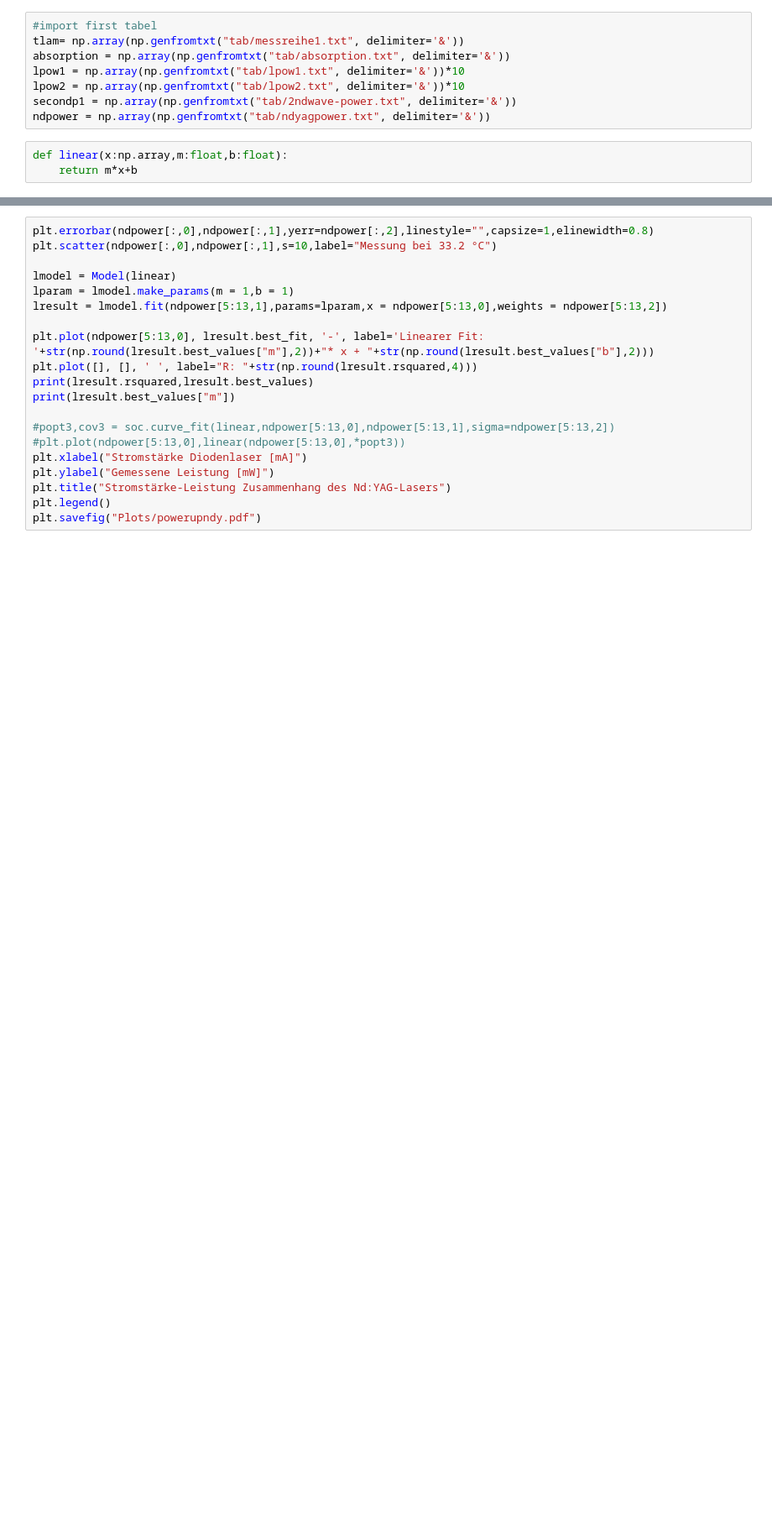
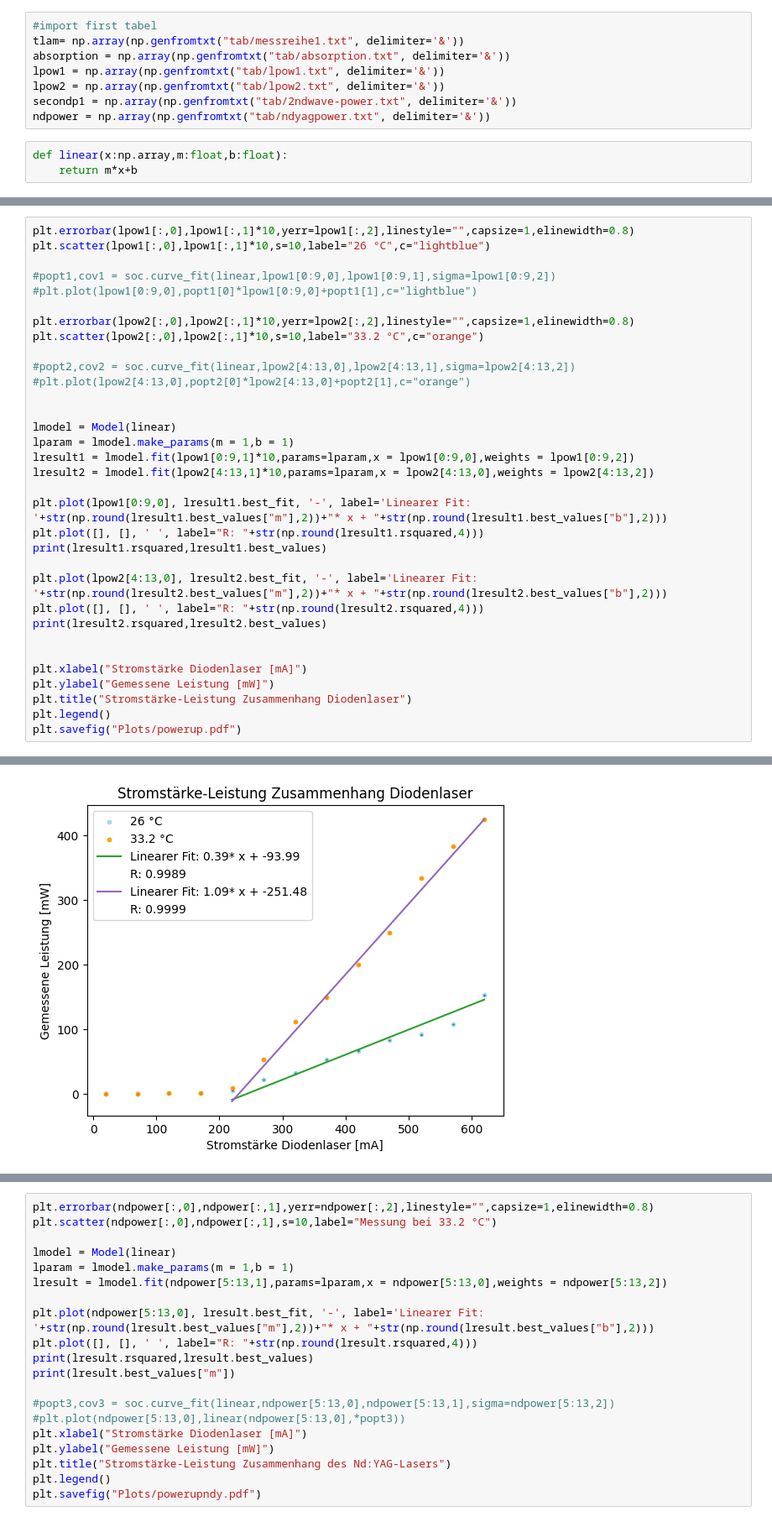
Before and after one commit to CaptainNikon/O2_Nd-YAG_Laser, a Jupyter notebook: Auswertung.ipynb, the cells around one changed output, grey strips where cells are left out. Shown at 84% size. Drawn from its saved outputs; the diff is of its cells as text; blank space fills up the shorter version.

```diff
--- a/Auswertung.ipynb
+++ b/Auswertung.ipynb
@@ -19,8 +19,8 @@ sg2c3 =  np.array(np.genfromtxt("tab/oszilloskop/sg4c3.csv", delimiter = ",",ski
 #import first tabel
 tlam= np.array(np.genfromtxt("tab/messreihe1.txt", delimiter='&'))
 absorption = np.array(np.genfromtxt("tab/absorption.txt", delimiter='&'))
-lpow1 = np.array(np.genfromtxt("tab/lpow1.txt", delimiter='&'))*10
-lpow2 = np.array(np.genfromtxt("tab/lpow2.txt", delimiter='&'))*10
+lpow1 = np.array(np.genfromtxt("tab/lpow1.txt", delimiter='&'))
+lpow2 = np.array(np.genfromtxt("tab/lpow2.txt", delimiter='&'))
 secondp1 = np.array(np.genfromtxt("tab/2ndwave-power.txt", delimiter='&'))
 ndpower = np.array(np.genfromtxt("tab/ndyagpower.txt", delimiter='&'))
 # %%
@@ -47,0 +78,34 @@ plt.savefig("Plots/Temperatur_Wellenlänge_Diode.pdf")
+# %%
+plt.errorbar(lpow1[:,0],lpow1[:,1]*10,yerr=lpow1[:,2],linestyle="",capsize=1,elinewidth=0.8)
+plt.scatter(lpow1[:,0],lpow1[:,1]*10,s=10,label="26 °C",c="lightblue")
+
+#popt1,cov1 = soc.curve_fit(linear,lpow1[0:9,0],lpow1[0:9,1],sigma=lpow1[0:9,2])
+#plt.plot(lpow1[0:9,0],popt1[0]*lpow1[0:9,0]+popt1[1],c="lightblue")
+
+plt.errorbar(lpow2[:,0],lpow2[:,1]*10,yerr=lpow2[:,2],linestyle="",capsize=1,elinewidth=0.8)
+plt.scatter(lpow2[:,0],lpow2[:,1]*10,s=10,label="33.2 °C",c="orange")
+
+#popt2,cov2 = soc.curve_fit(linear,lpow2[4:13,0],lpow2[4:13,1],sigma=lpow2[4:13,2])
+#plt.plot(lpow2[4:13,0],popt2[0]*lpow2[4:13,0]+popt2[1],c="orange")
+
+
+lmodel = Model(linear)
+lparam = lmodel.make_params(m = 1,b = 1)
+lresult1 = lmodel.fit(lpow1[0:9,1]*10,params=lparam,x = lpow1[0:9,0],weights = lpow1[0:9,2])
+lresult2 = lmodel.fit(lpow2[4:13,1]*10,params=lparam,x = lpow2[4:13,0],weights = lpow2[4:13,2])
+
+plt.plot(lpow1[0:9,0], lresult1.best_fit, '-', label='Linearer Fit: '+str(np.round(lresult1.best_values["m"],2))+"* x + "+str(np.round(lresult1.best_values["b"],2)))
+plt.plot([], [], ' ', label="R: "+str(np.round(lresult1.rsquared,4)))
+print(lresult1.rsquared,lresult1.best_values)
+
+plt.plot(lpow2[4:13,0], lresult2.best_fit, '-', label='Linearer Fit: '+str(np.round(lresult2.best_values["m"],2))+"* x + "+str(np.round(lresult2.best_values["b"],2)))
+plt.plot([], [], ' ', label="R: "+str(np.round(lresult2.rsquared,4)))
+print(lresult2.rsquared,lresult2.best_values)
+
+
+plt.xlabel("Stromstärke Diodenlaser [mA]")
+plt.ylabel("Gemessene Leistung [mW]")
+plt.title("Stromstärke-Leistung Zusammenhang Diodenlaser")
+plt.legend()
+plt.savefig("Plots/powerup.pdf")
+# %% [output]
@@ -48 +114,2 @@ plt.savefig("Plots/Temperatur_Wellenlänge_Diode.pdf")
+[figure, added]
 # %%
```
Also changed, not shown: parts of 6 cells of this notebook, 2 other files.
